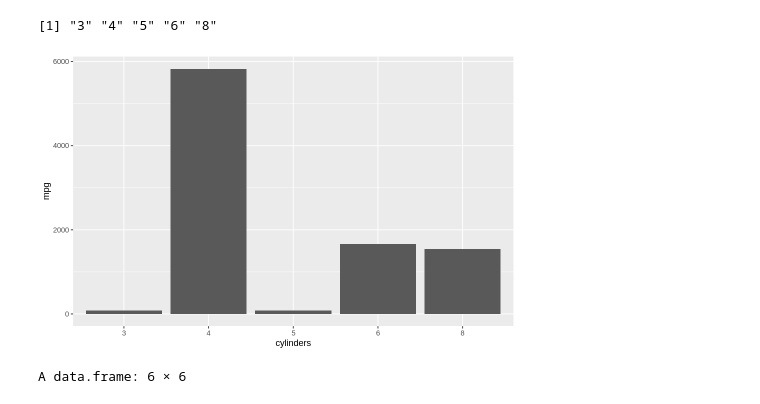
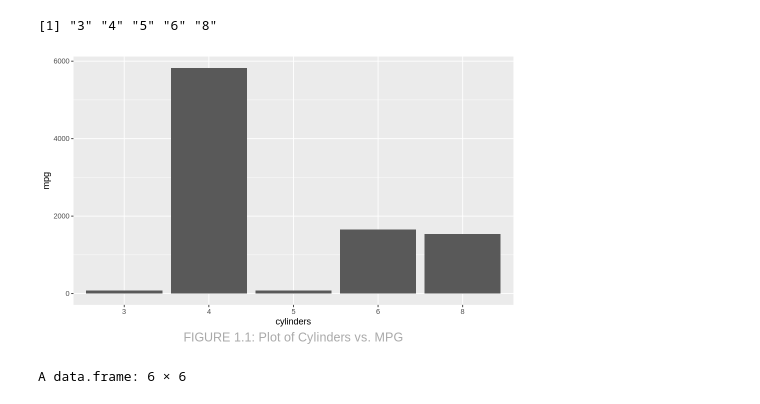
Before and after one commit to Jingfei-li/stat301-project, a Jupyter notebook: project_proposal.ipynb, the cells around one changed output. Cells and saved outputs as stored; diff of their text form; code cells hidden in the pictures.

```diff
--- a/project_proposal.ipynb
+++ b/project_proposal.ipynb
@@ -120,11 +120,13 @@ A data.frame: 6 × 6
 # %%
 options(repr.plot.width = 8, repr.plot.height = 5)
 
 p<-ggplot(data=mpg_data, aes(x=cylinders, y=mpg)) +
   geom_bar(stat="identity")
-p
+
+ggdraw(add_sub(p, "FIGURE 1.1: Plot of Cylinders vs. MPG",
+               size = 15, color = "darkgrey"))
 # %% [output]
-[figure, old version]
+[figure, new version]
 # %%
 mpg_data <- mpg_data %>%
   mutate(cylinders= ifelse(cylinders == '3',"low",
```
Also changed, not shown: parts of 5 cells of this notebook.
